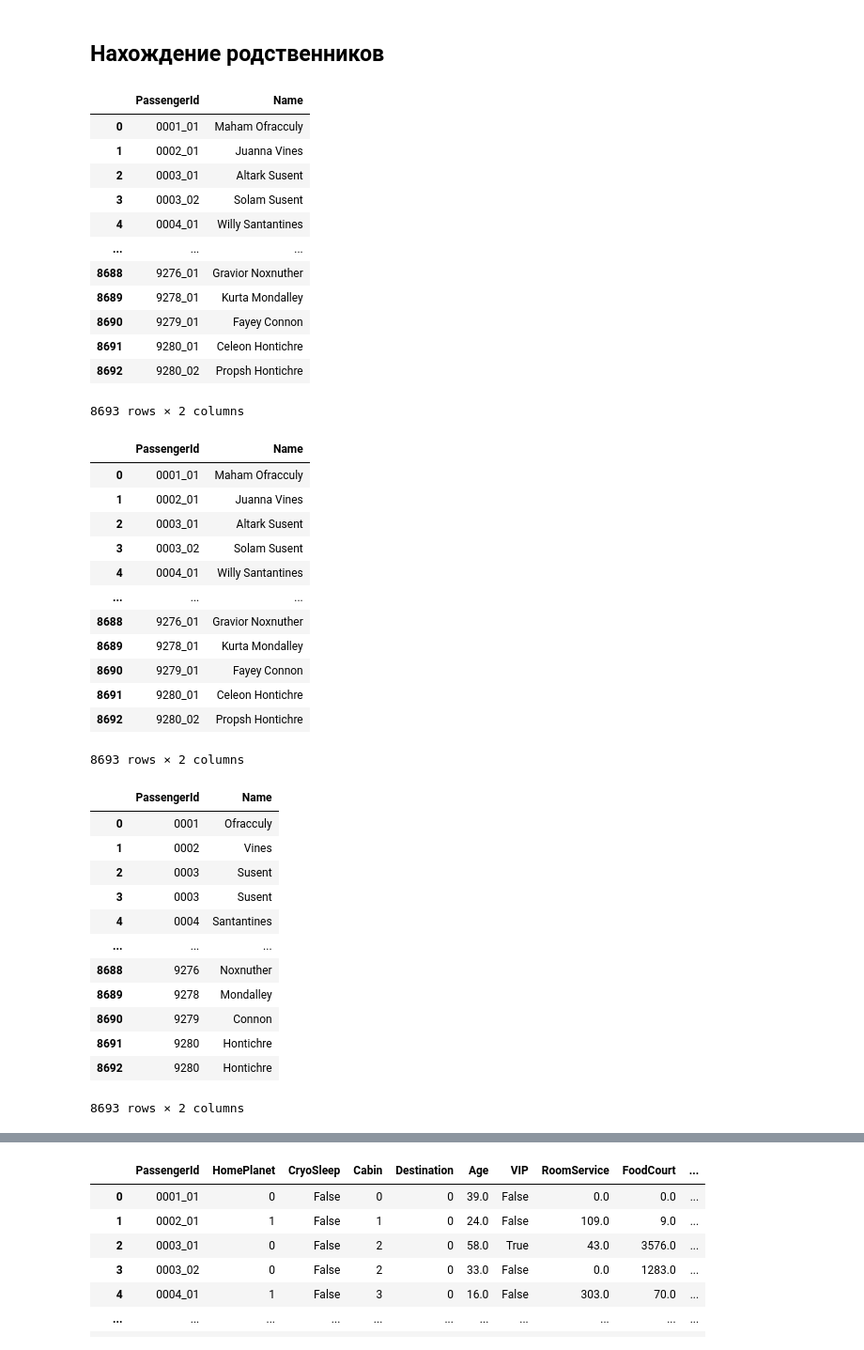
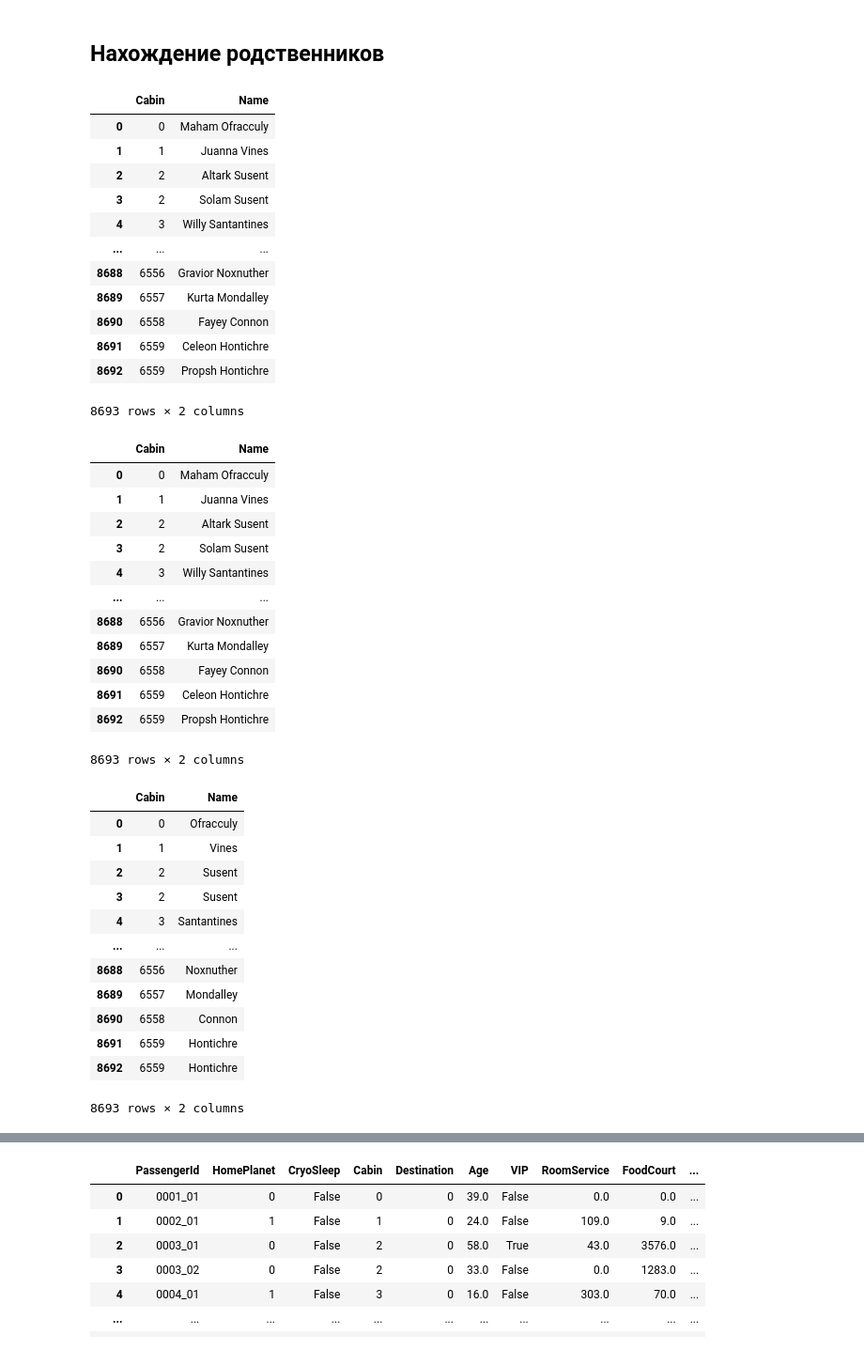
Before and after one commit to Jrol123/Big_data, a Jupyter notebook: lab4/main.ipynb, the cells around one changed output, grey strips where cells are left out. Shown at 94% size. Drawn from its saved outputs; the diff is of its cells as text; code cells hidden in the pictures.

```diff
--- a/lab4/main.ipynb
+++ b/lab4/main.ipynb
@@ -107,59 +107,59 @@ for col in cat_columns:
 # %% [markdown]
 ## Нахождение родственников
 # %%
-id_name_df = df[["PassengerId", "Name"]]
+id_name_df = df[["Cabin", "Name"]]
 id_name_df
 # %% [output]
-|  | PassengerId | Name |
-| 0 | 0001_01 | Maham Ofracculy |
-| 1 | 0002_01 | Juanna Vines |
-| 2 | 0003_01 | Altark Susent |
-| 3 | 0003_02 | Solam Susent |
-| 4 | 0004_01 | Willy Santantines |
+|  | Cabin | Name |
+| 0 | 0 | Maham Ofracculy |
+| 1 | 1 | Juanna Vines |
+| 2 | 2 | Altark Susent |
+| 3 | 2 | Solam Susent |
+| 4 | 3 | Willy Santantines |
 | ... | ... | ... |
-| 8688 | 9276_01 | Gravior Noxnuther |
-| 8689 | 9278_01 | Kurta Mondalley |
-| 8690 | 9279_01 | Fayey Connon |
-| 8691 | 9280_01 | Celeon Hontichre |
-| 8692 | 9280_02 | Propsh Hontichre |
+| 8688 | 6556 | Gravior Noxnuther |
+| 8689 | 6557 | Kurta Mondalley |
+| 8690 | 6558 | Fayey Connon |
+| 8691 | 6559 | Celeon Hontichre |
+| 8692 | 6559 | Propsh Hontichre |
 8693 rows × 2 columns
 # %%
 id_name_df['Name'].fillna('404 404', inplace=True)  # Да, костыль. Да, нужно было бы проходиться по каждой строке. Но оно работает в рамках поставленной задачи!
 id_name_df['Name'] = id_name_df['Name'].astype(str)
 id_name_df
 # %% [output]
-|  | PassengerId | Name |
-| 0 | 0001_01 | Maham Ofracculy |
-| 1 | 0002_01 | Juanna Vines |
-| 2 | 0003_01 | Altark Susent |
-| 3 | 0003_02 | Solam Susent |
-| 4 | 0004_01 | Willy Santantines |
+|  | Cabin | Name |
+| 0 | 0 | Maham Ofracculy |
+| 1 | 1 | Juanna Vines |
+| 2 | 2 | Altark Susent |
+| 3 | 2 | Solam Susent |
+| 4 | 3 | Willy Santantines |
 | ... | ... | ... |
-| 8688 | 9276_01 | Gravior Noxnuther |
-| 8689 | 9278_01 | Kurta Mondalley |
-| 8690 | 9279_01 | Fayey Connon |
-| 8691 | 9280_01 | Celeon Hontichre |
-| 8692 | 9280_02 | Propsh Hontichre |
+| 8688 | 6556 | Gravior Noxnuther |
+| 8689 | 6557 | Kurta Mondalley |
+| 8690 | 6558 | Fayey Connon |
+| 8691 | 6559 | Celeon Hontichre |
+| 8692 | 6559 | Propsh Hontichre |
 8693 rows × 2 columns
 # %%
 from numpy import nan
 # %%
-id_name_df['PassengerId'] = id_name_df['PassengerId'].map(lambda x: x.split("_")[0])
+# id_name_df['PassengerId'] = id_name_df['PassengerId'].map(lambda x: x.split("_")[0])
 id_name_df['Name'] = id_name_df['Name'].map(lambda x: x.split(" ")[1])
 id_name_df['Name'].replace('404', nan, inplace=True)
 id_name_df
 # %% [output]
-|  | PassengerId | Name |
-| 0 | 0001 | Ofracculy |
-| 1 | 0002 | Vines |
-| 2 | 0003 | Susent |
-| 3 | 0003 | Susent |
-| 4 | 0004 | Santantines |
+|  | Cabin | Name |
+| 0 | 0 | Ofracculy |
+| 1 | 1 | Vines |
+| 2 | 2 | Susent |
+| 3 | 2 | Susent |
+| 4 | 3 | Santantines |
 | ... | ... | ... |
-| 8688 | 9276 | Noxnuther |
-| 8689 | 9278 | Mondalley |
-| 8690 | 9279 | Connon |
-| 8691 | 9280 | Hontichre |
-| 8692 | 9280 | Hontichre |
+| 8688 | 6556 | Noxnuther |
+| 8689 | 6557 | Mondalley |
+| 8690 | 6558 | Connon |
+| 8691 | 6559 | Hontichre |
+| 8692 | 6559 | Hontichre |
 8693 rows × 2 columns
 # %%
```
Also changed, not shown: parts of 3 cells of this notebook.
